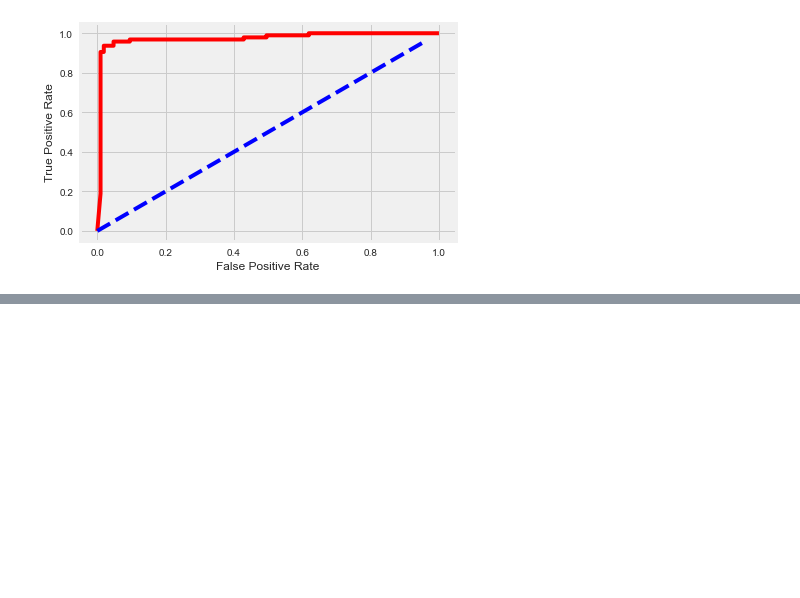
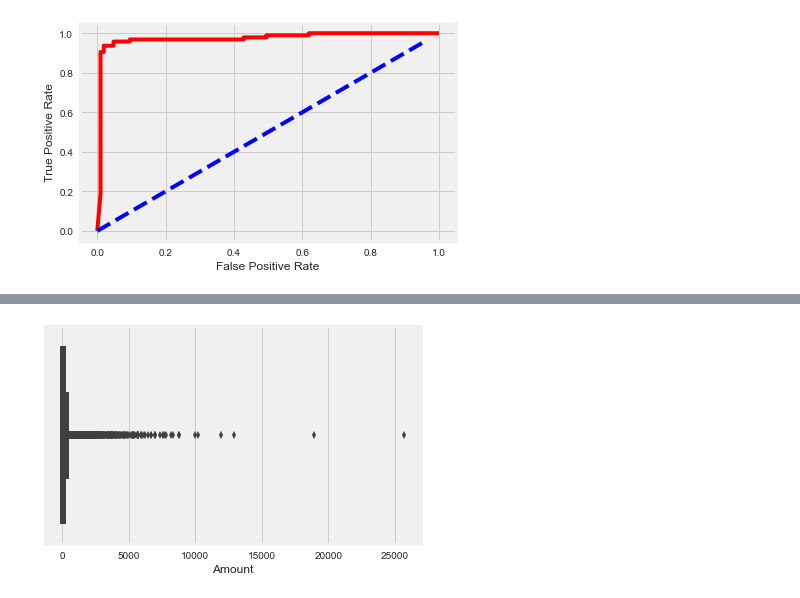
Before and after one commit to clbaechtold/ds5k_homework, a Jupyter notebook: final_project/credit_card_fraud.ipynb, the cells around one changed output, grey strips where cells are left out. Saved outputs shown, nothing was run; the diff lists cells and outputs as text; code cells hidden in the pictures; blank space fills up the shorter version.

```diff
--- a/final_project/credit_card_fraud.ipynb
+++ b/final_project/credit_card_fraud.ipynb
@@ -173,0 +233,8 @@ plt.plot()
+# %%
+rf = RandomForestClassifier(n_estimators=100, max_depth=9)
+rf.fit(X_train,y_train)
+print 'Calculating performance metrics on entire balanced dataset...'
+bal_score,bal_tpr,bal_fpr = advanced_metrics(rf,X,y)
+print '----------------------------------------------------'
+print 'Calculating performance metrics on entire original dataset...'
+all_score,all_trp,all_fpr = advanced_metrics(rf,X_all,y_all)
@@ -173,0 +271,8 @@ plt.plot()
+# %%
+rf_data = cc_fraud.copy()
+rf_data['rf_pred'] = rf.predict(X_all)
+# %%
+fps = rf_data[(rf_data.rf_pred == 1) & (rf_data['Class'] == 0)]
+sns.boxplot(fps.Amount);
+# %% [output]
+[figure, added]
```
Also changed, not shown: parts of 31 cells of this notebook.
